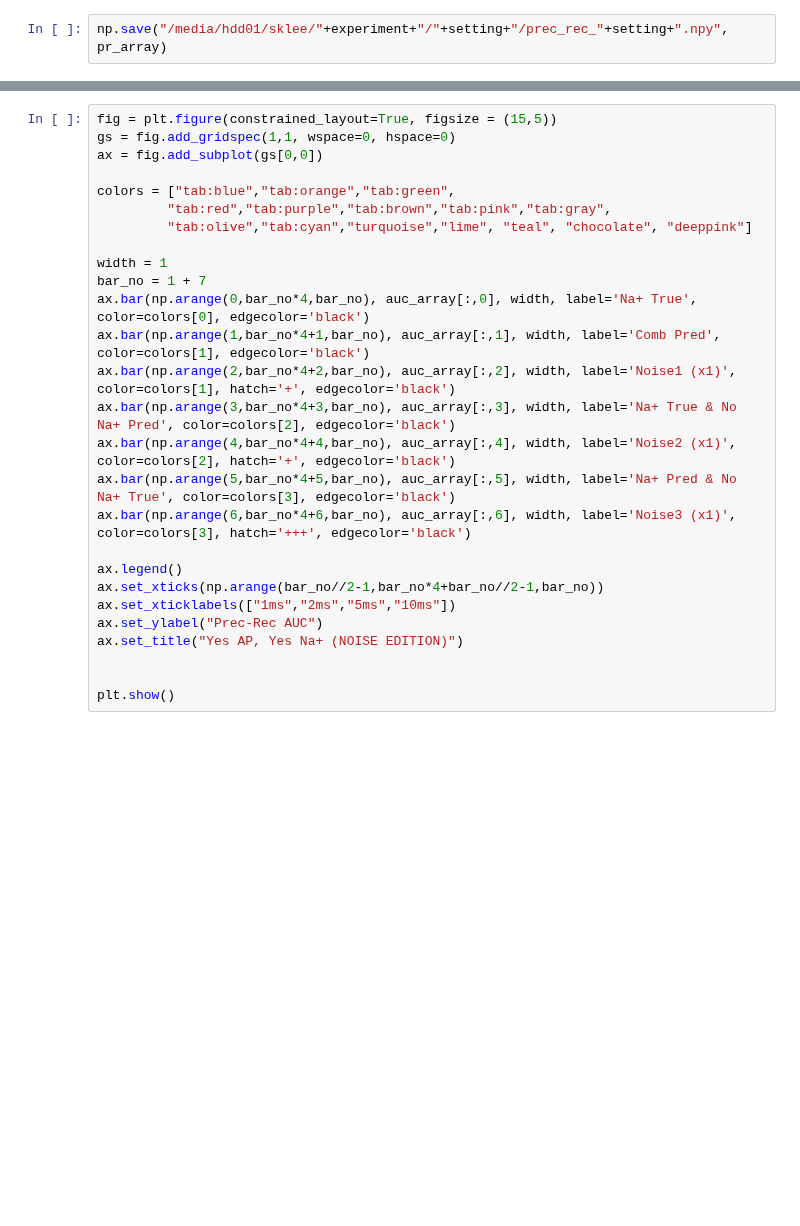
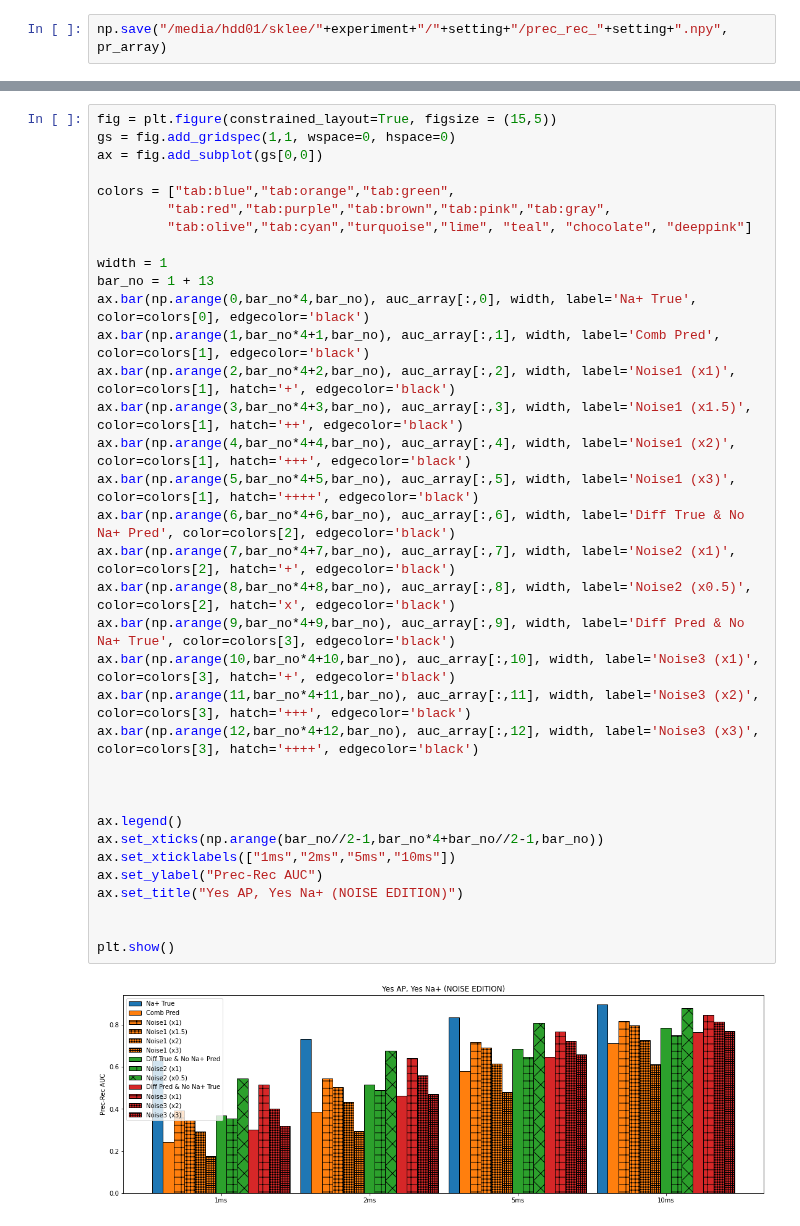
Before and after one commit to yjkimnada/dendrite, a Jupyter notebook: AP_analysis.ipynb, the cells around one changed output, grey strips where cells are left out. Drawn from its saved outputs; the diff is of its cells as text; blank space fills up the shorter version.

```diff
--- a/AP_analysis.ipynb
+++ b/AP_analysis.ipynb
@@ -177,27 +193,37 @@ for i in tnrange(4):
 # %%
 fig = plt.figure(constrained_layout=True, figsize = (15,5))
 gs = fig.add_gridspec(1,1, wspace=0, hspace=0)
 ax = fig.add_subplot(gs[0,0])
 
 colors = ["tab:blue","tab:orange","tab:green",
          "tab:red","tab:purple","tab:brown","tab:pink","tab:gray",
          "tab:olive","tab:cyan","turquoise","lime", "teal", "chocolate", "deeppink"]
 
 width = 1
-bar_no = 1 + 7
+bar_no = 1 + 13
 ax.bar(np.arange(0,bar_no*4,bar_no), auc_array[:,0], width, label='Na+ True', color=colors[0], edgecolor='black')
 ax.bar(np.arange(1,bar_no*4+1,bar_no), auc_array[:,1], width, label='Comb Pred', color=colors[1], edgecolor='black')
 ax.bar(np.arange(2,bar_no*4+2,bar_no), auc_array[:,2], width, label='Noise1 (x1)', color=colors[1], hatch='+', edgecolor='black')
-ax.bar(np.arange(3,bar_no*4+3,bar_no), auc_array[:,3], width, label='Na+ True & No Na+ Pred', color=colors[2], edgecolor='black')
-ax.bar(np.arange(4,bar_no*4+4,bar_no), auc_array[:,4], width, label='Noise2 (x1)', color=colors[2], hatch='+', edgecolor='black')
-ax.bar(np.arange(5,bar_no*4+5,bar_no), auc_array[:,5], width, label='Na+ Pred & No Na+ True', color=colors[3], edgecolor='black')
-ax.bar(np.arange(6,bar_no*4+6,bar_no), auc_array[:,6], width, label='Noise3 (x1)', color=colors[3], hatch='+++', edgecolor='black')
+ax.bar(np.arange(3,bar_no*4+3,bar_no), auc_array[:,3], width, label='Noise1 (x1.5)', color=colors[1], hatch='++', edgecolor='black')
+ax.bar(np.arange(4,bar_no*4+4,bar_no), auc_array[:,4], width, label='Noise1 (x2)', color=colors[1], hatch='+++', edgecolor='black')
+ax.bar(np.arange(5,bar_no*4+5,bar_no), auc_array[:,5], width, label='Noise1 (x3)', color=colors[1], hatch='++++', edgecolor='black')
+ax.bar(np.arange(6,bar_no*4+6,bar_no), auc_array[:,6], width, label='Diff True & No Na+ Pred', color=colors[2], edgecolor='black')
+ax.bar(np.arange(7,bar_no*4+7,bar_no), auc_array[:,7], width, label='Noise2 (x1)', color=colors[2], hatch='+', edgecolor='black')
+ax.bar(np.arange(8,bar_no*4+8,bar_no), auc_array[:,8], width, label='Noise2 (x0.5)', color=colors[2], hatch='x', edgecolor='black')
+ax.bar(np.arange(9,bar_no*4+9,bar_no), auc_array[:,9], width, label='Diff Pred & No Na+ True', color=colors[3], edgecolor='black')
+ax.bar(np.arange(10,bar_no*4+10,bar_no), auc_array[:,10], width, label='Noise3 (x1)', color=colors[3], hatch='+', edgecolor='black')
+ax.bar(np.arange(11,bar_no*4+11,bar_no), auc_array[:,11], width, label='Noise3 (x2)', color=colors[3], hatch='+++', edgecolor='black')
+ax.bar(np.arange(12,bar_no*4+12,bar_no), auc_array[:,12], width, label='Noise3 (x3)', color=colors[3], hatch='++++', edgecolor='black')
+
+
 
 ax.legend()
 ax.set_xticks(np.arange(bar_no//2-1,bar_no*4+bar_no//2-1,bar_no))
 ax.set_xticklabels(["1ms","2ms","5ms","10ms"])
 ax.set_ylabel("Prec-Rec AUC")
 ax.set_title("Yes AP, Yes Na+ (NOISE EDITION)")
 
 
 plt.show()
+# %% [output]
+[figure, added]
```
Also changed, not shown: parts of 9 cells of this notebook, 6 other files.
